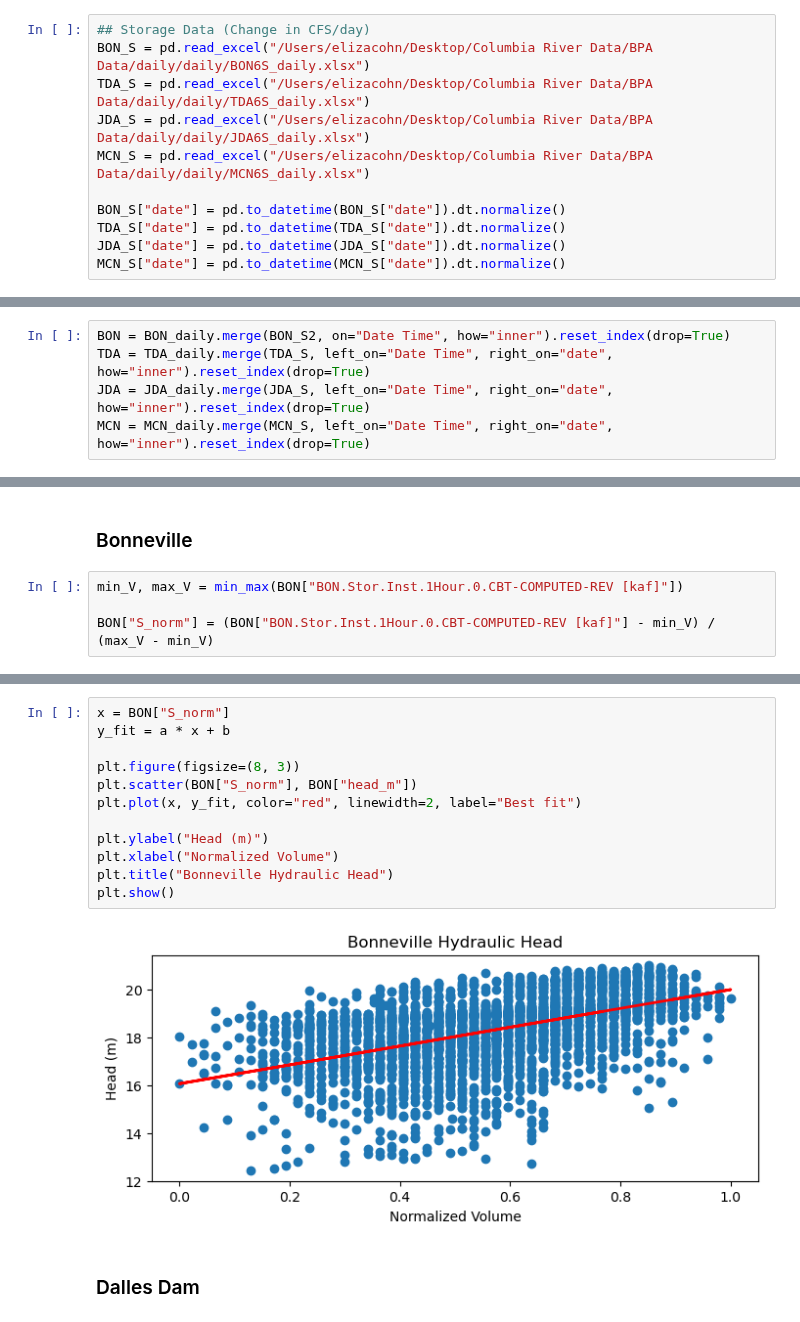
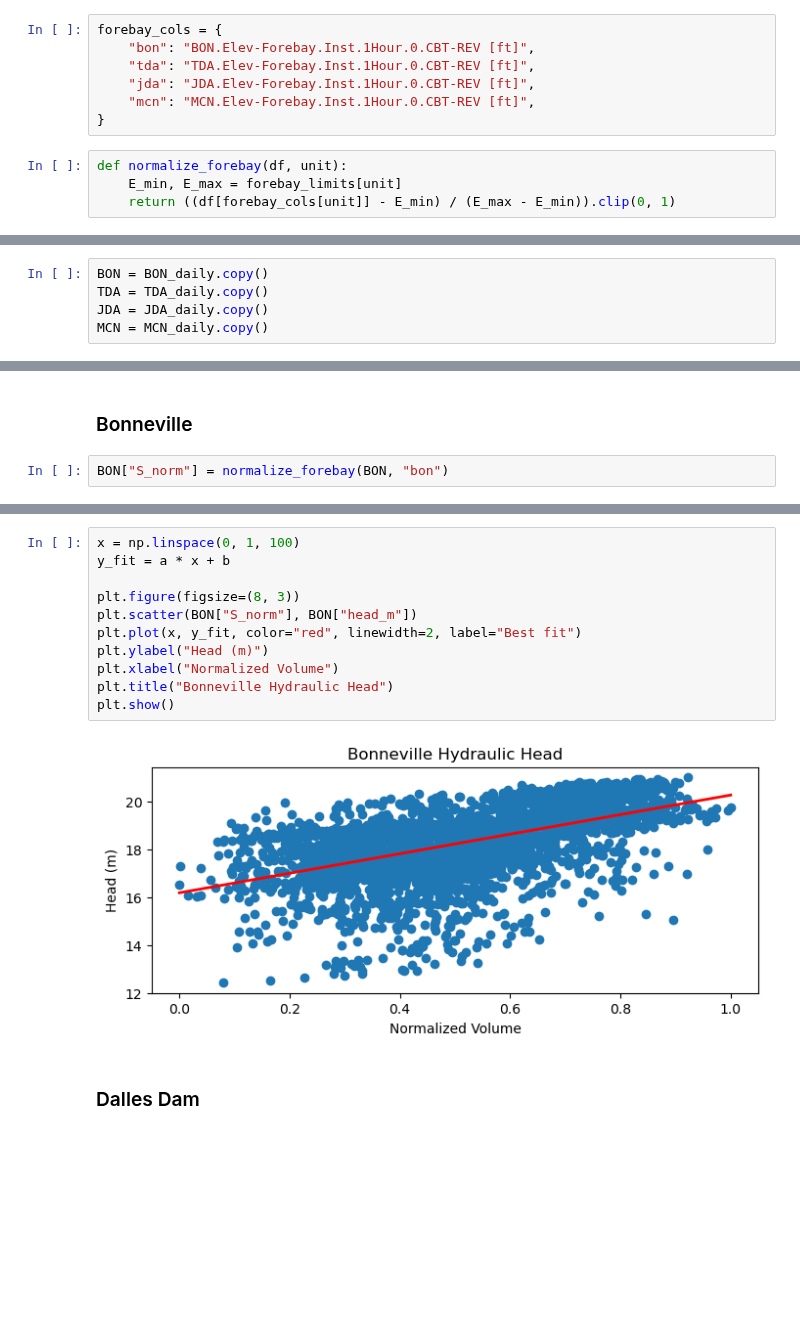
Before and after one commit to ecohn44/cascaded-hydro, a Jupyter notebook: streamflow-models/head-fit.ipynb, the cells around one changed output, grey strips where cells are left out. Drawn from its saved outputs; the diff is of its cells as text; blank space fills up the shorter version.

```diff
--- a/streamflow-models/head-fit.ipynb
+++ b/streamflow-models/head-fit.ipynb
@@ -24,12 +24,12 @@ def ft_to_m(ft):
 # %%
-## Storage Data (Change in CFS/day)
-BON_S = pd.read_excel("/Users/elizacohn/Desktop/Columbia River Data/BPA Data/daily/daily/BON6S_daily.xlsx")
-TDA_S = pd.read_excel("/Users/elizacohn/Desktop/Columbia River Data/BPA Data/daily/daily/TDA6S_daily.xlsx")
-JDA_S = pd.read_excel("/Users/elizacohn/Desktop/Columbia River Data/BPA Data/daily/daily/JDA6S_daily.xlsx")
-MCN_S = pd.read_excel("/Users/elizacohn/Desktop/Columbia River Data/BPA Data/daily/daily/MCN6S_daily.xlsx")
-
-BON_S["date"] = pd.to_datetime(BON_S["date"]).dt.normalize()
-TDA_S["date"] = pd.to_datetime(TDA_S["date"]).dt.normalize()
-JDA_S["date"] = pd.to_datetime(JDA_S["date"]).dt.normalize()
-MCN_S["date"] = pd.to_datetime(MCN_S["date"]).dt.normalize()
+forebay_cols = {
+    "bon": "BON.Elev-Forebay.Inst.1Hour.0.CBT-REV [ft]",
+    "tda": "TDA.Elev-Forebay.Inst.1Hour.0.CBT-REV [ft]",
+    "jda": "JDA.Elev-Forebay.Inst.1Hour.0.CBT-REV [ft]",
+    "mcn": "MCN.Elev-Forebay.Inst.1Hour.0.CBT-REV [ft]",
+}
+# %%
+def normalize_forebay(df, unit):
+    E_min, E_max = forebay_limits[unit]
+    return ((df[forebay_cols[unit]] - E_min) / (E_max - E_min)).clip(0, 1)
 # %%
@@ -77,10 +87,10 @@ BON_S2["Date Time"] = pd.to_datetime(BON_S2["Date Time"])
 # %% [markdown]
 ### Merge Data
 # %%
-BON = BON_daily.merge(BON_S2, on="Date Time", how="inner").reset_index(drop=True)
-TDA = TDA_daily.merge(TDA_S, left_on="Date Time", right_on="date", how="inner").reset_index(drop=True)
-JDA = JDA_daily.merge(JDA_S, left_on="Date Time", right_on="date", how="inner").reset_index(drop=True)
-MCN = MCN_daily.merge(MCN_S, left_on="Date Time", right_on="date", how="inner").reset_index(drop=True)
+BON = BON_daily.copy()
+TDA = TDA_daily.copy()
+JDA = JDA_daily.copy()
+MCN = MCN_daily.copy()
 # %%
 print(BON["head_m"].min(), BON["head_m"].max())
 print(TDA["head_m"].min(), TDA["head_m"].max())
@@ -117,9 +124,7 @@ def fit_head(S, H):
 # %% [markdown]
 ### Bonneville
 # %%
-min_V, max_V = min_max(BON["BON.Stor.Inst.1Hour.0.CBT-COMPUTED-REV [kaf]"])
-
-BON["S_norm"] = (BON["BON.Stor.Inst.1Hour.0.CBT-COMPUTED-REV [kaf]"] - min_V) / (max_V - min_V)
+BON["S_norm"] = normalize_forebay(BON, "bon")
 # %%
 a, b = fit_head(BON["S_norm"], BON["head_m"])
 # %% [output]
@@ -129,17 +134,16 @@ R2: 0.263
 # %%
-x = BON["S_norm"]
+x = np.linspace(0, 1, 100)
 y_fit = a * x + b
 
 plt.figure(figsize=(8, 3))
 plt.scatter(BON["S_norm"], BON["head_m"])
 plt.plot(x, y_fit, color="red", linewidth=2, label="Best fit")
-
 plt.ylabel("Head (m)")
 plt.xlabel("Normalized Volume")
 plt.title("Bonneville Hydraulic Head")
 plt.show()
 # %% [output]
-[figure, old version]
+[figure, new version]
 # %% [markdown]
 ### Dalles Dam
 # %%
```
Also changed, not shown: parts of 25 cells of this notebook, 7 other files.
